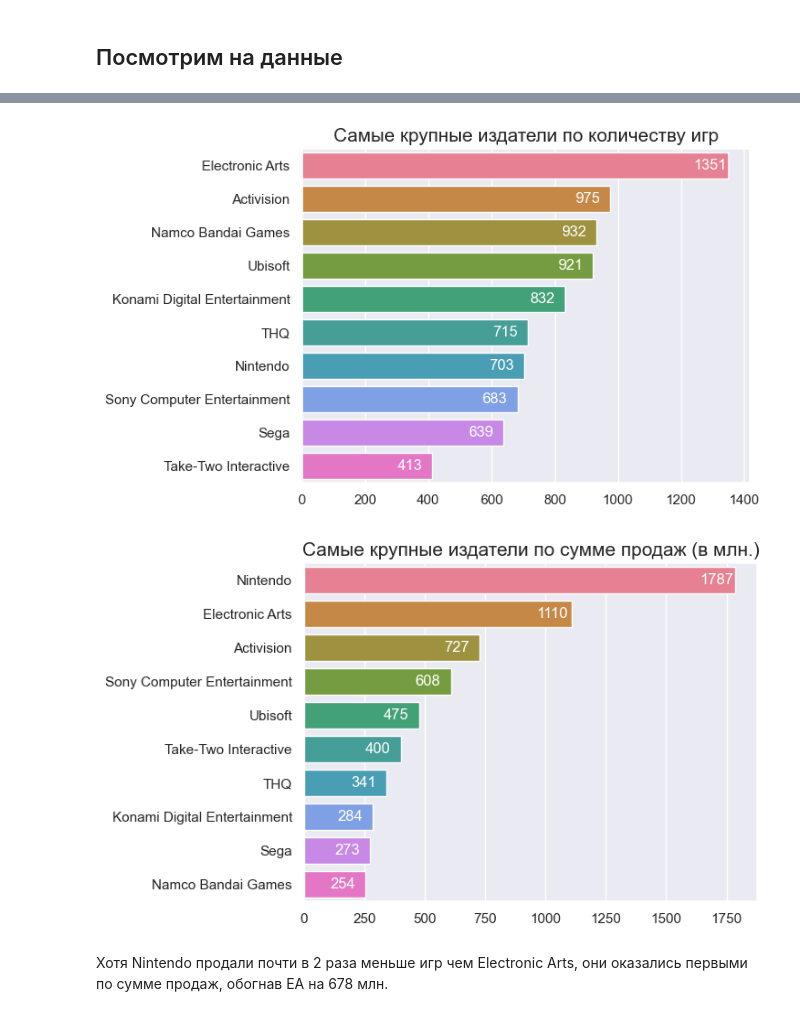
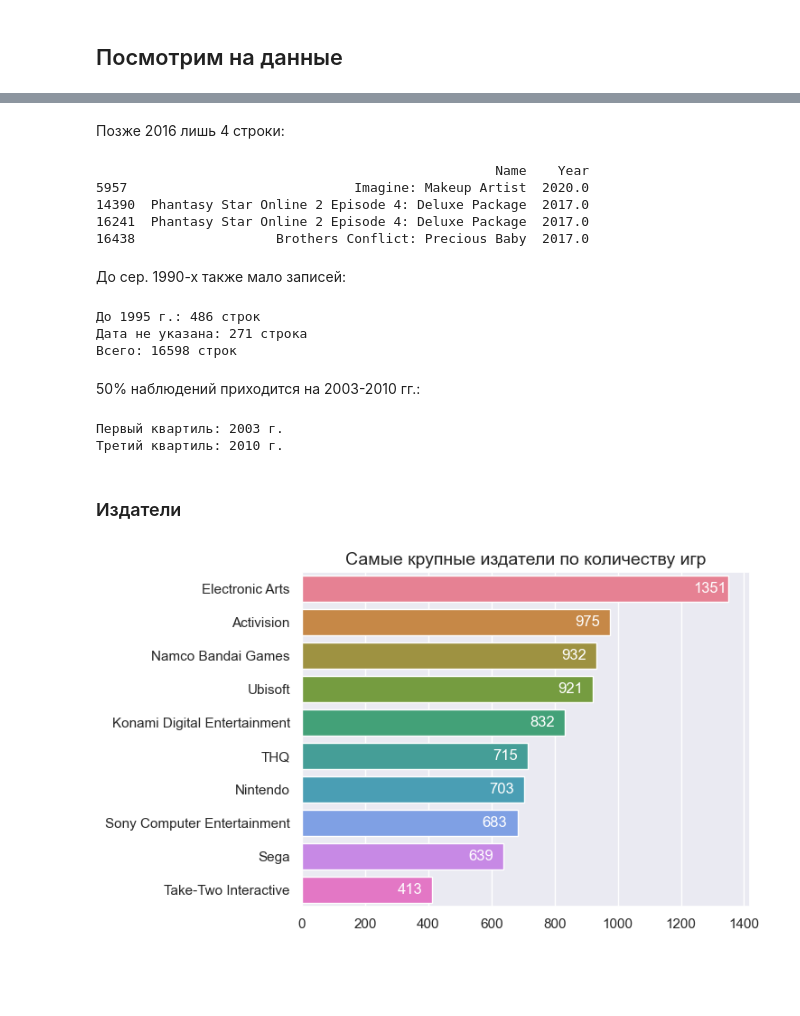
Before and after one commit to ekhavronina/data_analytics, a Jupyter notebook: video_games/video_game_sales.ipynb, the cells around one changed output, grey strips where cells are left out. Saved outputs shown, nothing was run; the diff lists cells and outputs as text; code cells hidden in the pictures; blank space fills up the shorter version.

```diff
--- a/video_games/video_game_sales.ipynb
+++ b/video_games/video_game_sales.ipynb
@@ -231,41 +203,46 @@ print(f"Третий квартиль: {int(games['Year'].quantile(0.75))} г.")
+# %% [markdown]
+Позже 2016 лишь 4 строки:
+# %%
+print(games[games['Year'] > 2016][['Name', 'Year']])
+# %% [output]
+                                                   Name    Year
+5957                             Imagine: Makeup Artist  2020.0
+14390  Phantasy Star Online 2 Episode 4: Deluxe Package  2017.0
+16241  Phantasy Star Online 2 Episode 4: Deluxe Package  2017.0
+16438                  Brothers Conflict: Precious Baby  2017.0
+# %% [markdown]
+До сер. 1990-х также мало записей:
+# %%
+print(f'До 1995 г.: {sum(games["Year"] < 1995)} строк')
+print(f'Дата не указана: {sum(games["Year"].isna())} строка')
+print(f'Всего: {len(games)} строк')
+# %% [output]
+До 1995 г.: 486 строк
+Дата не указана: 271 строка
+Всего: 16598 строк
+# %% [markdown]
+50% наблюдений приходится на 2003-2010 гг.:
+# %%
+print(f"Первый квартиль: {int(games['Year'].quantile(0.25))} г.")
+print(f"Третий квартиль: {int(games['Year'].quantile(0.75))} г.")
+# %% [output]
+Первый квартиль: 2003 г.
+Третий квартиль: 2010 г.
+# %% [markdown]
+### Издатели
 # %%
 ax = sns.barplot(data=publishers_count,
             x='count',
             y='Publisher',
             orient='h',
             palette='husl'
            )
 
 ax.bar_label(ax.containers[0], padding=-28, color='white')
-plt.title('Самые крупные издатели по количеству игр', fontdict={'fontsize': 15})
+plt.title('Самые крупные издатели по количеству игр', fontdict={'fontsize': 14})
 plt.xlabel(None)
 plt.ylabel(None)
 
 plt.show()
 # %% [output]
-[figure, old version]
+[figure, new version]
-# %%
-publishers_global_sales = (publishers_sales[['Publisher', 'Global_Sales']]
-                           .sort_values('Global_Sales', ascending=False)
-                           .head(10)
-                          )
-publishers_global_sales['Global_Sales'] = publishers_global_sales['Global_Sales'].apply(round)
-
-
-ax = sns.barplot(data=publishers_global_sales,
-            x='Global_Sales',
-            y='Publisher',
-            orient='h',
-            palette='husl'
-           )
-
-ax.bar_label(ax.containers[0], padding=-28, color='white')
-plt.title('Самые крупные издатели по сумме продаж (в млн.)', fontdict={'fontsize': 15})
-plt.xlabel(None)
-plt.ylabel(None)
-
-plt.show()
-# %% [output]
-[figure, removed]
-# %% [markdown]
-Хотя Nintendo продали почти в 2 раза меньше игр чем Electronic Arts, они оказались первыми по сумме продаж, обогнав EA на 678 млн.
```
Also changed, not shown: parts of 30 cells of this notebook.
